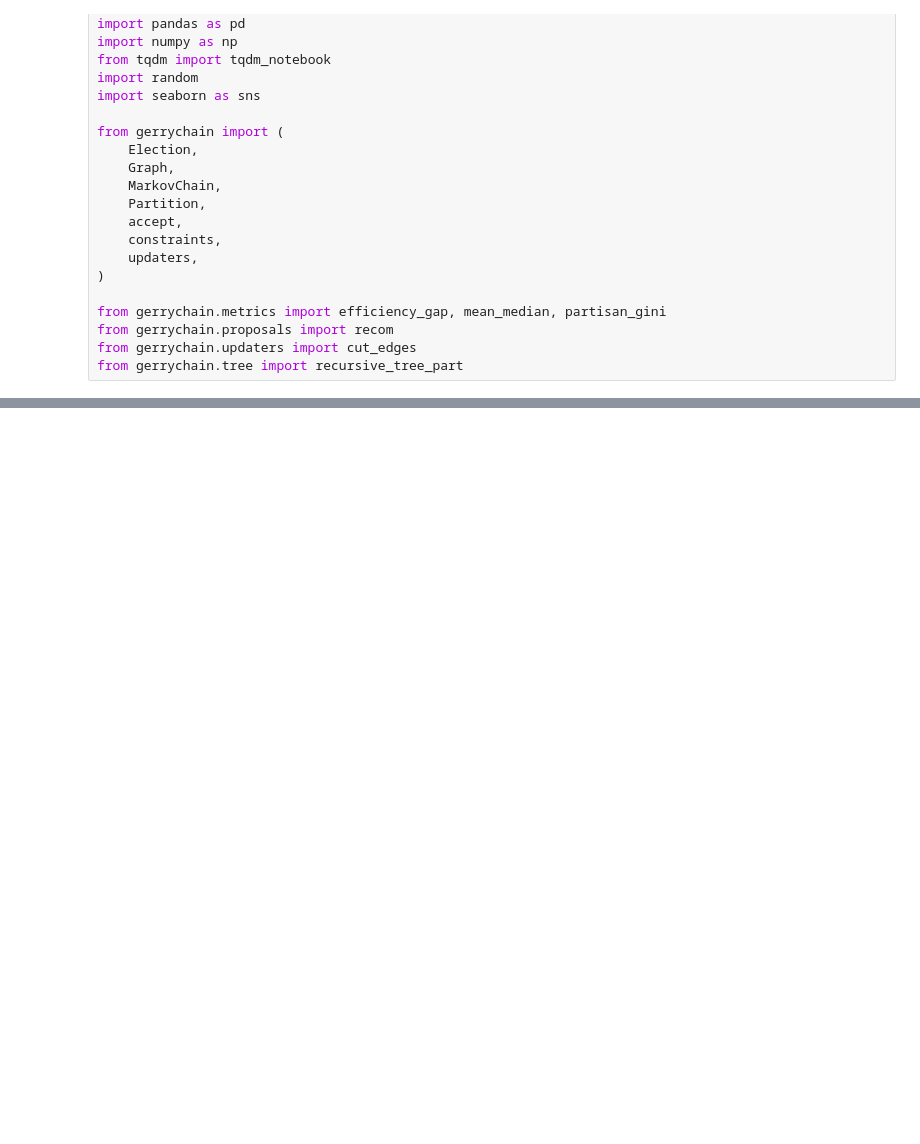
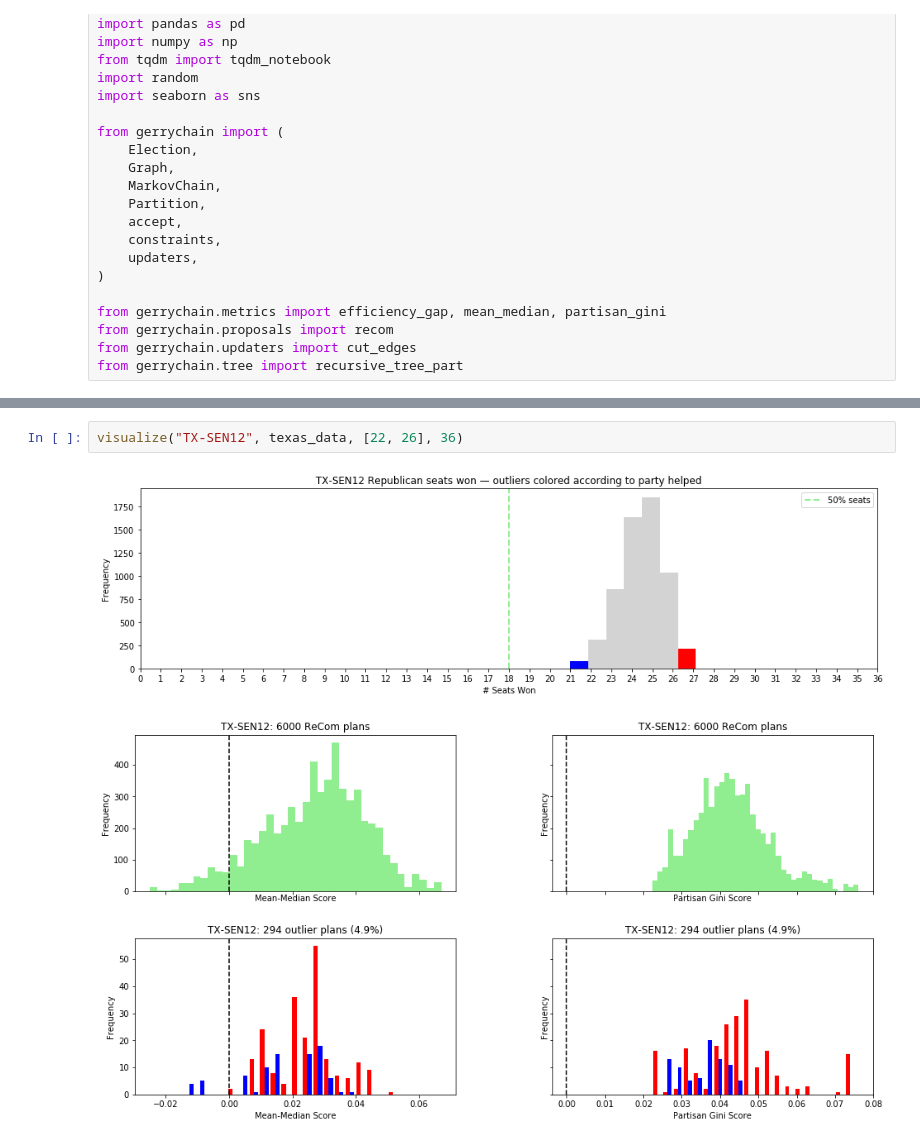
Before and after one commit to vrdi/Partisan-Metrics, a Jupyter notebook: Plots.ipynb, the cells around one changed output, grey strips where cells are left out. Saved outputs shown, nothing was run; the diff lists cells and outputs as text; blank space fills up the shorter version.

```diff
--- a/Plots.ipynb
+++ b/Plots.ipynb
@@ -97,0 +170,5 @@ KeyError: '[27] not found in axis'
+# %%
+visualize("TX-SEN12", texas_data, [22, 26], 36)
+# %% [output]
+[figure, added]
+[figure, added]
```
Also changed, not shown: parts of 26 cells of this notebook, 2 other files.
